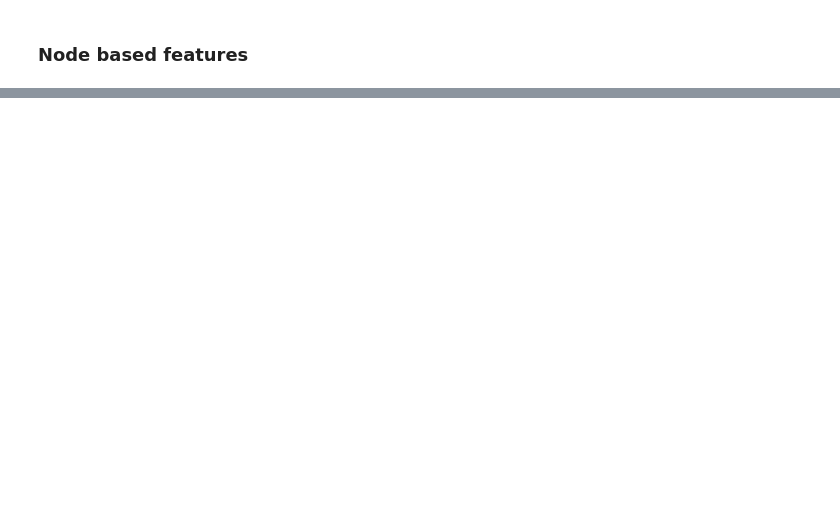
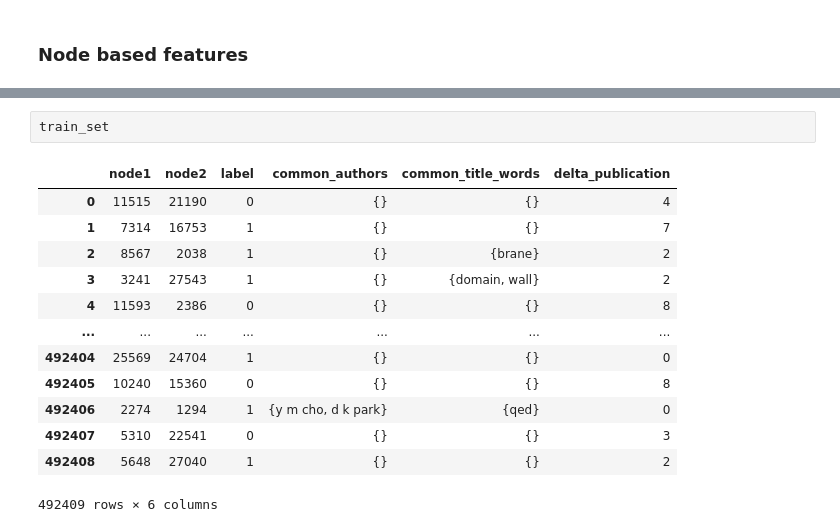
Before and after one commit to timrio/MLNS_Kaggle_Challenge, a Jupyter notebook: notebook_tim_explo.ipynb, the cells around one changed output, grey strips where cells are left out. Drawn from its saved outputs; the diff is of its cells as text; blank space fills up the shorter version.

```diff
--- a/notebook_tim_explo.ipynb
+++ b/notebook_tim_explo.ipynb
@@ -354,0 +364,16 @@ train_set['common_authors'] = common_authors_df.apply(lambda x:set(x.authors_nod
+# %%
+train_set
+# %% [output]
+|  | node1 | node2 | label | common_authors | common_title_words | delta_publication |
+| 0 | 11515 | 21190 | 0 | {} | {} | 4 |
+| 1 | 7314 | 16753 | 1 | {} | {} | 7 |
+| 2 | 8567 | 2038 | 1 | {} | {brane} | 2 |
+| 3 | 3241 | 27543 | 1 | {} | {domain, wall} | 2 |
+| 4 | 11593 | 2386 | 0 | {} | {} | 8 |
+| ... | ... | ... | ... | ... | ... | ... |
+| 492404 | 25569 | 24704 | 1 | {} | {} | 0 |
+| 492405 | 10240 | 15360 | 0 | {} | {} | 8 |
+| 492406 | 2274 | 1294 | 1 | {y m cho, d k park} | {qed} | 0 |
+| 492407 | 5310 | 22541 | 0 | {} | {} | 3 |
+| 492408 | 5648 | 27040 | 1 | {} | {} | 2 |
+492409 rows × 6 columns
```
Also changed, not shown: parts of 28 cells of this notebook.
